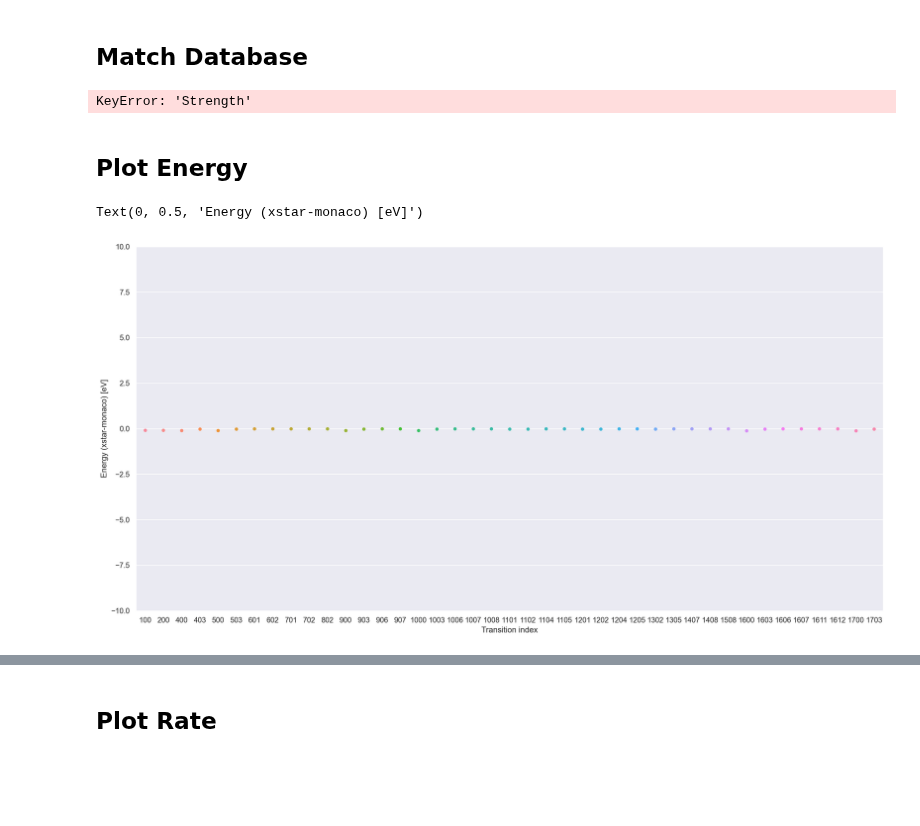
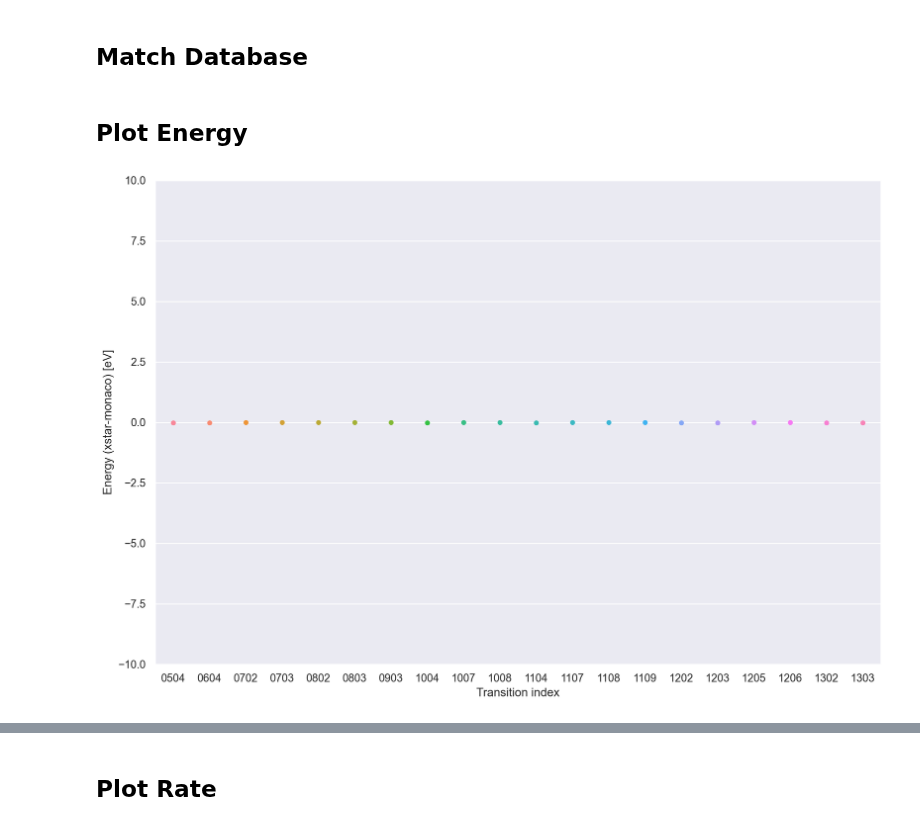
Before and after one commit to AtsushiTanimoto/AtomicDatabase, a Jupyter notebook: comparison.ipynb, the cells around one changed output, grey strips where cells are left out. Drawn from its saved outputs; the diff is of its cells as text; code cells hidden in the pictures; blank space fills up the shorter version.

```diff
--- a/comparison.ipynb
+++ b/comparison.ipynb
@@ -7,7 +7,8 @@ from seaborn           import *
 # %% [markdown]
 # Setup Seaborn
 # %%
-set()
+set        ()
+set_context("notebook")
 # %% [markdown]
 # Si01 Level
 # %% [markdown]
@@ -92,8 +93,8 @@ Si01_Level_Energy = []
 for i in range(len(Si01_Level_xstar.index)):
     for j in range(len(Si01_Level_monaco.index)):
         if Si01_Level_xstar["Level"][i]==Si01_Level_monaco["Level"][j]:
-            Si01_Level_Index.append(Si01_Level_xstar["Level"][i])
-            Si01_Level_Energy.append(Si01_Level_xstar["Energy"][i]-Si01_Level_monaco["Energy"][j])
+            Si01_Level_Index  += [Si01_Level_xstar["Level"][i]]
+            Si01_Level_Energy += [Si01_Level_xstar["Energy"][i]-Si01_Level_monaco["Energy"][j]]
 # %% [markdown]
 ## Plot Result
 # %%
@@ -177,21 +178,20 @@ Si01_Transition_Rate     = []
 for i in range(len(Si01_Transition_xstar.index)):
     for j in range(len(Si01_Transition_monaco.index)):
         if Si01_Transition_xstar["Initial Level"][i]==Si01_Transition_monaco["Initial Level"][j] and Si01_Transition_xstar["Final Level"][i]==Si01_Transition_monaco["Final Level"][j]:
-            Si01_Transition_Index.append(100*Si01_Transition_xstar["Initial Level"][i]+Si01_Transition_xstar["Final Level"][i])
-            Si01_Transition_Energy.append(Si01_Transition_xstar["Energy"][i]-Si01_Transition_monaco["Energy"][j])
-            Si01_Transition_Strength.append(Si01_Transition_xstar["Strength"][i]-Si01_Transition_monaco["Strength"][j])
-            Si01_Transition_Rate.append(Si01_Transition_xstar["Rate"][i]-Si01_Transition_monaco["Rate"][j])
+            Si01_Transition_Index    += ["{0:04d}".format(100*Si01_Transition_xstar["Initial Level"][i]+Si01_Transition_xstar["Final Level"][i])]
+            Si01_Transition_Energy   += [Si01_Transition_xstar["Energy"][i]-Si01_Transition_monaco["Energy"][j]]
+            Si01_Transition_Strength += [Si01_Transition_xstar["Strength"][i]-Si01_Transition_monaco["Strength"][j]]
+            Si01_Transition_Rate     += [Si01_Transition_xstar["Rate"][i]-Si01_Transition_monaco["Rate"][j]]
-# %% [output]
-KeyError: 'Strength'
 # %% [markdown]
 ## Plot Energy
 # %%
-fi = figure(figsize=(20,10),dpi=200)
-axis       ([0e+0,3e+3,-1e+1,+1e+1])
-swarmplot  (x=Si01_Transition_Index[:41], y=Si01_Transition_Energy[:41])
-xlabel     ("Transition index")
-ylabel     ("Energy (xstar-monaco) [eV]")
+fi     = figure(figsize=(12,8),dpi=200)
+subplots_adjust(left=0.10, bottom=0.10, right=0.95, top=0.95)
+axis           ([0e+0,3e+3,-1e+1,+1e+1])
+swarmplot      (x=Si01_Transition_Index[0:20], y=Si01_Transition_Energy[0:20])
+xlabel         ("Transition index")
+ylabel         ("Energy (xstar-monaco) [eV]")
+savefig        ("./figure/01.png")
 # %% [output]
-Text(0, 0.5, 'Energy (xstar-monaco) [eV]')
-[figure, old version]
+[figure, new version]
 # %%
```
Also changed, not shown: parts of 15 cells of this notebook.
